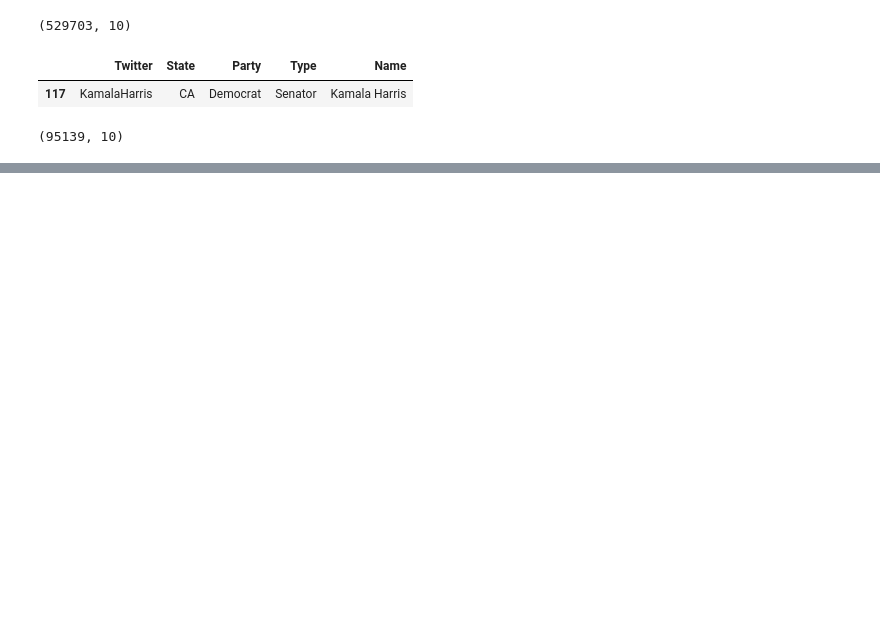
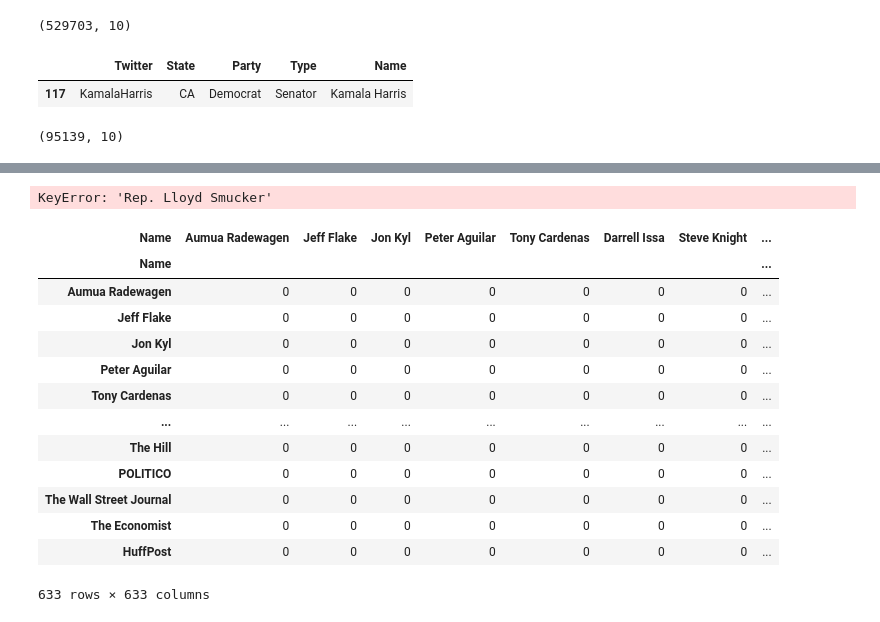
Before and after one commit to idariis/Social-Graphs-Project-E20, a Jupyter notebook: Notebooks/Make_ReTweet_Graph.ipynb, the cells around one changed output, grey strips where cells are left out. Cells and saved outputs as stored; diff of their text form; code cells hidden in the pictures; blank space fills up the shorter version.

```diff
--- a/Notebooks/Make_ReTweet_Graph.ipynb
+++ b/Notebooks/Make_ReTweet_Graph.ipynb
@@ -97,3 +102,32 @@ retweets_pd.head()
 | 787232 | 2863006655 | Brenda Lawrence | 824598117857292290 | 2017-01-26 12:41:26 | A day that I will always remember... | RepBonnie | 12 | 0 | ... |
 | 787242 | 231510077 | Joaquin Castro | 824608733456138243 | 2017-01-26 13:23:37 | Chaffetz: I’m looking into Trump ... | politico | 117 | 0 | ... |
 | 787249 | 3353670647 | Archive: Dan Donovan | 824616666818629632 | 2017-01-26 13:55:08 | The #GOPretreat is about bringing... | cathymcmorris | 21 | 0 | ... |
+# %%
+df_retweets = pd.DataFrame(data = 0, index = Data_Full['Twitter'], columns = Data_Full['Twitter'])
+# %%
+twitter_name_dict = {name: twitter_handle for twitter_handle, name in zip(Data_Full['Twitter'], Data_Full['Name'])}
+# %%
+for idx, retweet in tqdm(retweets_pd.iterrows(), total=len(retweets_pd)):
+    row = twitter_name_dict[retweet['user_name']]
+    col = retweet['retweet']
+
+    df_retweets.loc[row, col] += 1
+# %% [output]
+KeyError: 'Rep. Lloyd Smucker'
+# %%
+df_retweets
+# %% [output]
+| Name | Aumua Radewagen | Jeff Flake | Jon Kyl | Peter Aguilar | Tony Cardenas | Darrell Issa | Steve Knight | ... |
+| Name |  |  |  |  |  |  |  | ... |
+| Aumua Radewagen | 0 | 0 | 0 | 0 | 0 | 0 | 0 | ... |
+| Jeff Flake | 0 | 0 | 0 | 0 | 0 | 0 | 0 | ... |
+| Jon Kyl | 0 | 0 | 0 | 0 | 0 | 0 | 0 | ... |
+| Peter Aguilar | 0 | 0 | 0 | 0 | 0 | 0 | 0 | ... |
+| Tony Cardenas | 0 | 0 | 0 | 0 | 0 | 0 | 0 | ... |
+| ... | ... | ... | ... | ... | ... | ... | ... | ... |
+| The Hill | 0 | 0 | 0 | 0 | 0 | 0 | 0 | ... |
+| POLITICO | 0 | 0 | 0 | 0 | 0 | 0 | 0 | ... |
+| The Wall Street Journal | 0 | 0 | 0 | 0 | 0 | 0 | 0 | ... |
+| The Economist | 0 | 0 | 0 | 0 | 0 | 0 | 0 | ... |
+| HuffPost | 0 | 0 | 0 | 0 | 0 | 0 | 0 | ... |
+633 rows × 633 columns
```
Also changed, not shown: parts of 3 cells of this notebook, 2 other files.
